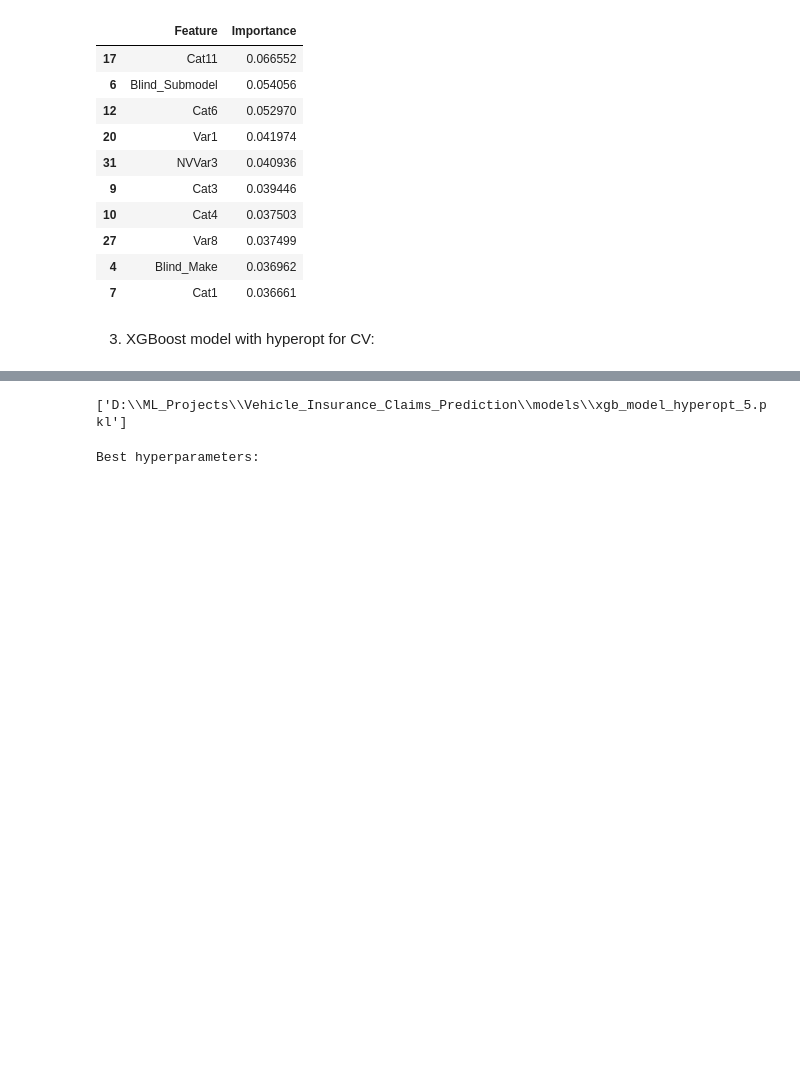
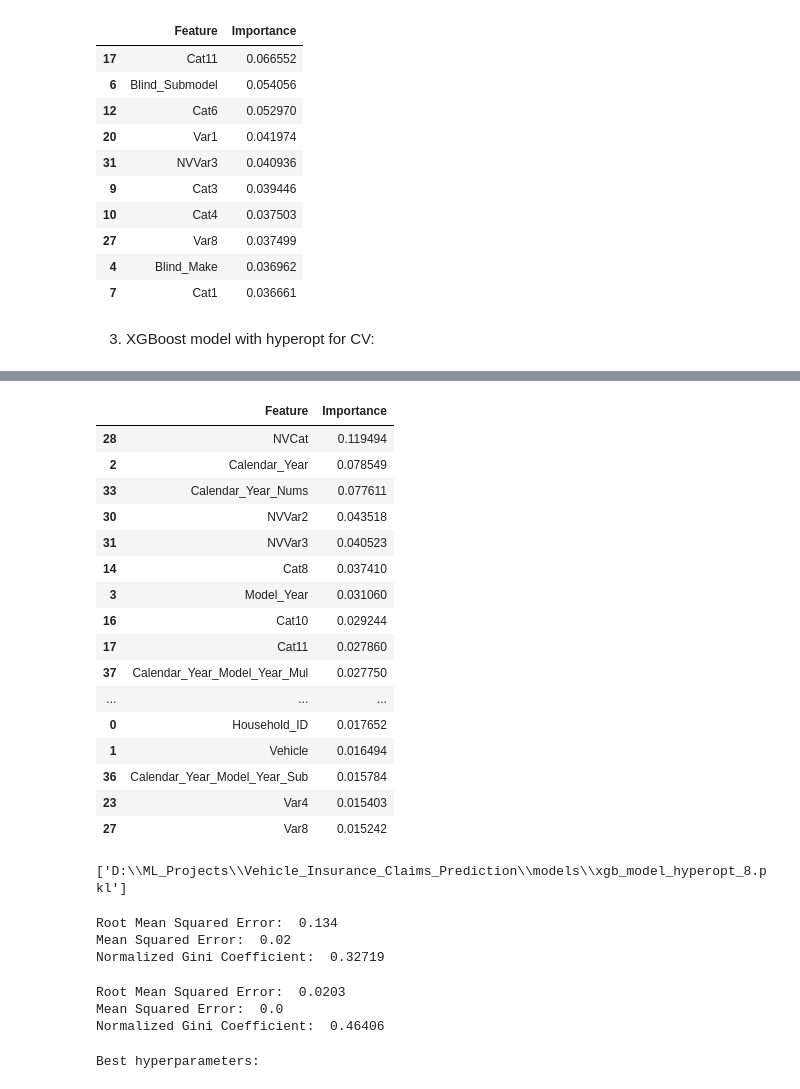
Before and after one commit to AnoopCA/Vehicle_Insurance_Claims_Prediction, a Jupyter notebook: Claims_Prediction.ipynb, the cells around one changed output, grey strips where cells are left out. Cells and saved outputs as stored; diff of their text form; code cells hidden in the pictures; blank space fills up the shorter version.

```diff
--- a/Claims_Prediction.ipynb
+++ b/Claims_Prediction.ipynb
@@ -420,19 +532,0 @@ Feature Engineering:
-# %%
-x_train['Calendar_Year_Nums'] = x_train['Calendar_Year']-2000
-x_train['Model_Year_Nums'] = x_train['Model_Year']-1980
-x_train['Calendar_Year_Model_Year_Add'] = x_train['Model_Year_Nums'] + x_train['Calendar_Year_Nums']
-x_train['Calendar_Year_Model_Year_Add'] = x_train['Model_Year_Nums'] - x_train['Calendar_Year_Nums']
-x_train['Calendar_Year_Model_Year_Add'] = x_train['Model_Year_Nums'] * x_train['Calendar_Year_Nums']
-x_train['Calendar_Year_Model_Year_Add'] = x_train['Model_Year_Nums'] / x_train['Calendar_Year_Nums']
-
-x_train['Model_Year_Log'] = np.log(x_train['Model_Year'])
-x_train['Model_Year_Nums_Log'] = np.log(x_train['Model_Year_Nums'])
-x_train['Calendar_Year_Log'] = np.log(x_train['Calendar_Year'])
-x_train['Calendar_Year_Nums_Log'] = np.log(x_train['Calendar_Year_Nums'])
-x_train['Vehicle_Log'] = np.log(x_train['Vehicle'])
-
-x_train['Model_Year_Exp'] = np.exp(x_train['Model_Year'])
-x_train['Model_Year_Nums_Exp'] = np.exp(x_train['Model_Year_Nums'])
-x_train['Calendar_Year_Exp'] = np.exp(x_train['Calendar_Year'])
-x_train['Calendar_Year_Nums_Exp'] = np.exp(x_train['Calendar_Year_Nums'])
-x_train['Vehicle_Exp'] = np.exp(x_train['Vehicle'])
@@ -504,7 +574,7 @@ def gini_normalized(a, p):
 1. Linear Regression model:
 # %%
 lr_model = LinearRegression()
-lr_model.fit(x_train, y_train)
+lr_model.fit(train_scaled, y_train)
 # %% [output]
 LinearRegression()
 # %%
@@ -539,7 +609,7 @@ params_dist = {
 
 xgb_rcv_model = RandomizedSearchCV(estimator=xgb_base_model, param_distributions=params_dist, n_iter=5, scoring='neg_mean_squared_error', cv=3, verbose=3, n_jobs=-1)
 
-xgb_rcv_model.fit(x_train, y_train)
+xgb_rcv_model.fit(train_scaled, y_train)
 xgb_model = xgb_rcv_model.best_estimator_
 # %% [output]
 Fitting 3 folds for each of 5 candidates, totalling 15 fits
@@ -608,14 +678,14 @@ space = {
 
 def objective(params):
     xgb_base_model = xgb.XGBRegressor(tree_method='gpu_hist', gpu_id=0, **params)
-    mse_scores = -cross_val_score(xgb_base_model, x_train, y_train, cv=5, scoring='neg_mean_squared_error', n_jobs=-1)
+    mse_scores = -cross_val_score(xgb_base_model, train_scaled, y_train, cv=5, scoring='neg_mean_squared_error', n_jobs=-1)
     return mse_scores.mean()
 
 trials = Trials()
-best_params = fmin(fn=objective, space=space, algo=tpe.suggest, max_evals=10, trials=trials)
+best_params = fmin(fn=objective, space=space, algo=tpe.suggest, max_evals=5, trials=trials) # max_evals=10
 
 best_params['max_depth'] = int(best_params['max_depth'])
 best_params['n_estimators'] = int(best_params['n_estimators'])
 
 xgb_model = xgb.XGBRegressor(tree_method='gpu_hist', gpu_id=0, **best_params)
-xgb_model.fit(x_train, y_train)
+xgb_model.fit(train_scaled, y_train)
@@ -622,8 +705,51 @@ xgb_model.fit(x_train, y_train)
+# %%
+feature_importance = xgb_model.feature_importances_
+
+feature_importance_df = pd.DataFrame({'Feature': x_train.drop(['Row_ID', 'Claim_Amount'], axis=1).columns, 'Importance': feature_importance})
+feature_importance_df = feature_importance_df.sort_values(by='Importance', ascending=False)
+
+feature_importance_df.head(25)
+# %% [output]
+|  | Feature | Importance |
+| 28 | NVCat | 0.119494 |
+| 2 | Calendar_Year | 0.078549 |
+| 33 | Calendar_Year_Nums | 0.077611 |
+| 30 | NVVar2 | 0.043518 |
+| 31 | NVVar3 | 0.040523 |
+| 14 | Cat8 | 0.037410 |
+| 3 | Model_Year | 0.031060 |
+| 16 | Cat10 | 0.029244 |
+| 17 | Cat11 | 0.027860 |
+| 37 | Calendar_Year_Model_Year_Mul | 0.027750 |
+| ... | ... | ... |
+| 0 | Household_ID | 0.017652 |
+| 1 | Vehicle | 0.016494 |
+| 36 | Calendar_Year_Model_Year_Sub | 0.015784 |
+| 23 | Var4 | 0.015403 |
+| 27 | Var8 | 0.015242 |
 # %%
-joblib.dump(xgb_model, r'D:\ML_Projects\Vehicle_Insurance_Claims_Prediction\models\xgb_model_hyperopt_7.pkl')
-#xgb_model = joblib.load(r'D:\ML_Projects\Vehicle_Insurance_Claims_Prediction\models\xgb_model_hyperopt_7.pkl')
+joblib.dump(xgb_model, r'D:\ML_Projects\Vehicle_Insurance_Claims_Prediction\models\xgb_model_hyperopt_8.pkl')
+#xgb_model = joblib.load(r'D:\ML_Projects\Vehicle_Insurance_Claims_Prediction\models\xgb_model_hyperopt_8.pkl')
 # %% [output]
-['D:\\ML_Projects\\Vehicle_Insurance_Claims_Prediction\\models\\xgb_model_hyperopt_5.pkl']
+['D:\\ML_Projects\\Vehicle_Insurance_Claims_Prediction\\models\\xgb_model_hyperopt_8.pkl']
+# %%
+xgb_pred = xgb_model.predict(test_scaled)
+print('Root Mean Squared Error: ', round(rmse(y_test, xgb_pred),4))
+print('Mean Squared Error: ', round(mse(y_test, xgb_pred),2))
+print('Normalized Gini Coefficient: ', round(gini_normalized(y_test, xgb_pred),5))
+# %% [output]
+Root Mean Squared Error:  0.134
+Mean Squared Error:  0.02
+Normalized Gini Coefficient:  0.32719
+# %%
+xgb_pred = xgb_model.predict(test_scaled)
+print('Root Mean Squared Error: ', round(rmse(y_test, xgb_pred),4))
+print('Mean Squared Error: ', round(mse(y_test, xgb_pred),2))
+print('Normalized Gini Coefficient: ', round(gini_normalized(y_test, xgb_pred),5))
+# %% [output]
+Root Mean Squared Error:  0.0203
+Mean Squared Error:  0.0
+Normalized Gini Coefficient:  0.46406
 # %%
 print('Best hyperparameters: ')
 best_params
```
Also changed, not shown: parts of 25 cells of this notebook.
